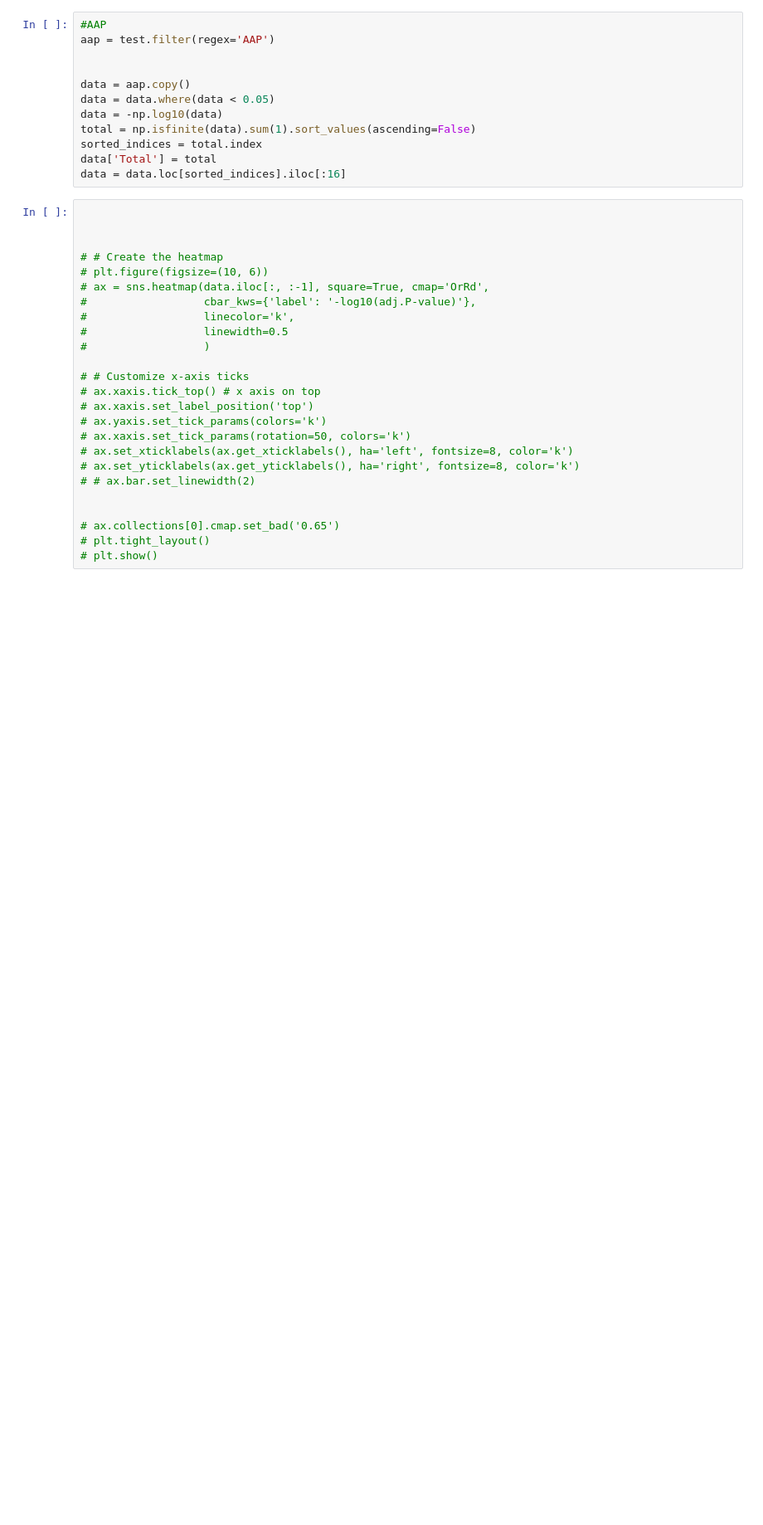
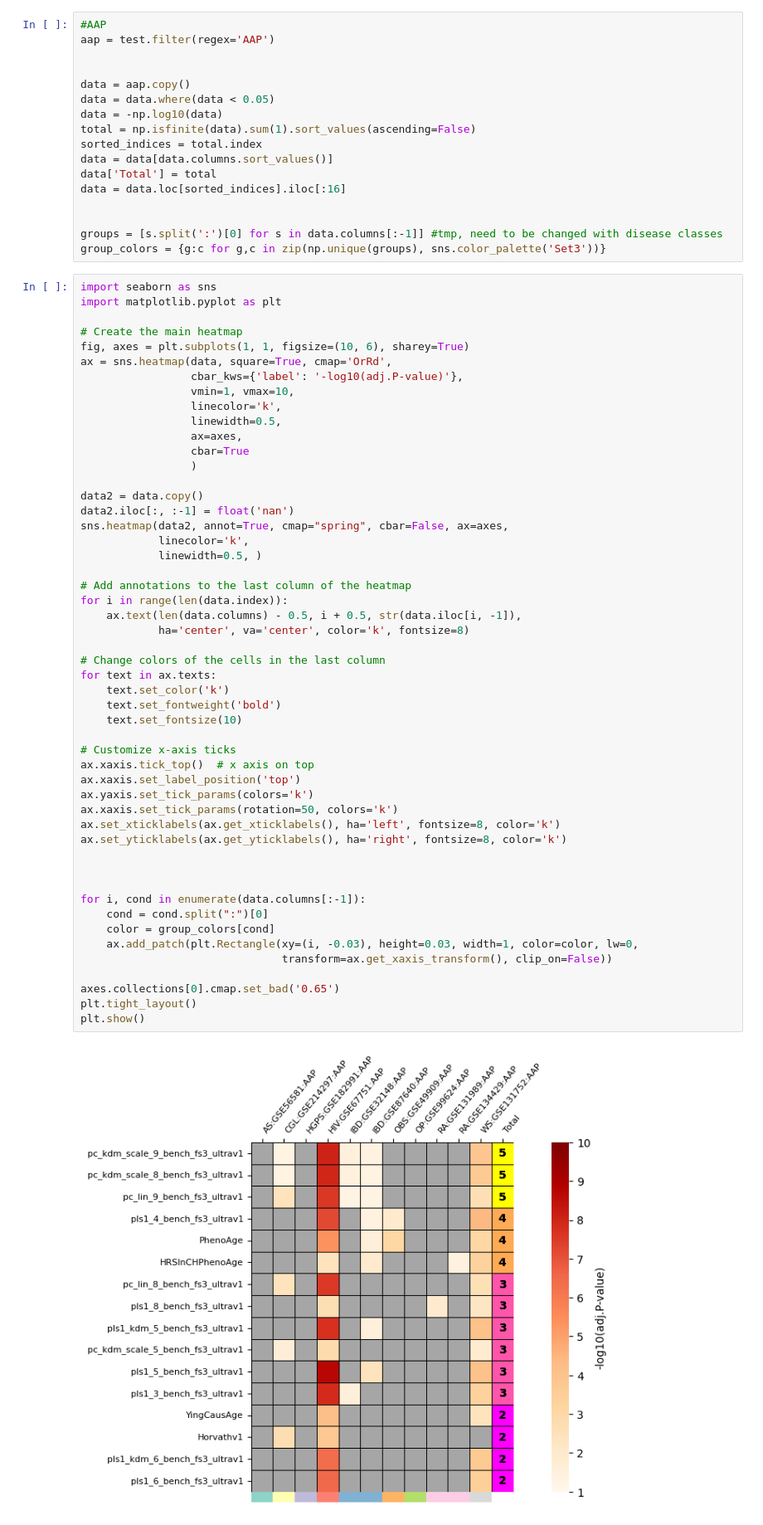
Before and after one commit to ComputationalAgingLab/ComputAge, a Jupyter notebook: benchplots.ipynb, the cells around one changed output. Shown at 83% size. Cells and saved outputs as stored; diff of their text form; blank space fills up the shorter version.

```diff
--- a/benchplots.ipynb
+++ b/benchplots.ipynb
@@ -29,30 +153,63 @@ data = data.where(data < 0.05)
 data = -np.log10(data)
 total = np.isfinite(data).sum(1).sort_values(ascending=False)
 sorted_indices = total.index
+data = data[data.columns.sort_values()]
 data['Total'] = total
 data = data.loc[sorted_indices].iloc[:16]
+
+
+groups = [s.split(':')[0] for s in data.columns[:-1]] #tmp, need to be changed with disease classes
+group_colors = {g:c for g,c in zip(np.unique(groups), sns.color_palette('Set3'))}
 # %%
+import seaborn as sns
+import matplotlib.pyplot as plt
+
+# Create the main heatmap
+fig, axes = plt.subplots(1, 1, figsize=(10, 6), sharey=True)
+ax = sns.heatmap(data, square=True, cmap='OrRd',
+                 cbar_kws={'label': '-log10(adj.P-value)'},
+                 vmin=1, vmax=10,
+                 linecolor='k',
+                 linewidth=0.5,
+                 ax=axes,
+                 cbar=True
+                 )
+
+data2 = data.copy()
+data2.iloc[:, :-1] = float('nan')
+sns.heatmap(data2, annot=True, cmap="spring", cbar=False, ax=axes,
+            linecolor='k',
+            linewidth=0.5, )
+
+# Add annotations to the last column of the heatmap
+for i in range(len(data.index)):
+    ax.text(len(data.columns) - 0.5, i + 0.5, str(data.iloc[i, -1]),
+            ha='center', va='center', color='k', fontsize=8)
+
+# Change colors of the cells in the last column
+for text in ax.texts:
+    text.set_color('k')
+    text.set_fontweight('bold')
+    text.set_fontsize(10)
+
+# Customize x-axis ticks
+ax.xaxis.tick_top()  # x axis on top
+ax.xaxis.set_label_position('top')
+ax.yaxis.set_tick_params(colors='k')
+ax.xaxis.set_tick_params(rotation=50, colors='k')
+ax.set_xticklabels(ax.get_xticklabels(), ha='left', fontsize=8, color='k')
+ax.set_yticklabels(ax.get_yticklabels(), ha='right', fontsize=8, color='k')
 
 
 
-# # Create the heatmap
-# plt.figure(figsize=(10, 6))
-# ax = sns.heatmap(data.iloc[:, :-1], square=True, cmap='OrRd',
-#                  cbar_kws={'label': '-log10(adj.P-value)'},
-#                  linecolor='k',
-#                  linewidth=0.5
-#                  )
+for i, cond in enumerate(data.columns[:-1]):
+    cond = cond.split(":")[0]
+    color = group_colors[cond]
+    ax.add_patch(plt.Rectangle(xy=(i, -0.03), height=0.03, width=1, color=color, lw=0,
+                               transform=ax.get_xaxis_transform(), clip_on=False))
 
-# # Customize x-axis ticks
-# ax.xaxis.tick_top() # x axis on top
-# ax.xaxis.set_label_position('top')
-# ax.yaxis.set_tick_params(colors='k')
-# ax.xaxis.set_tick_params(rotation=50, colors='k')
-# ax.set_xticklabels(ax.get_xticklabels(), ha='left', fontsize=8, color='k')
-# ax.set_yticklabels(ax.get_yticklabels(), ha='right', fontsize=8, color='k')
-# # ax.bar.set_linewidth(2)
-
-
-# ax.collections[0].cmap.set_bad('0.65')
-# plt.tight_layout()
-# plt.show()
+axes.collections[0].cmap.set_bad('0.65')
+plt.tight_layout()
+plt.show()
+# %% [output]
+[figure, added]
```
Also changed, not shown: parts of 11 cells of this notebook.
